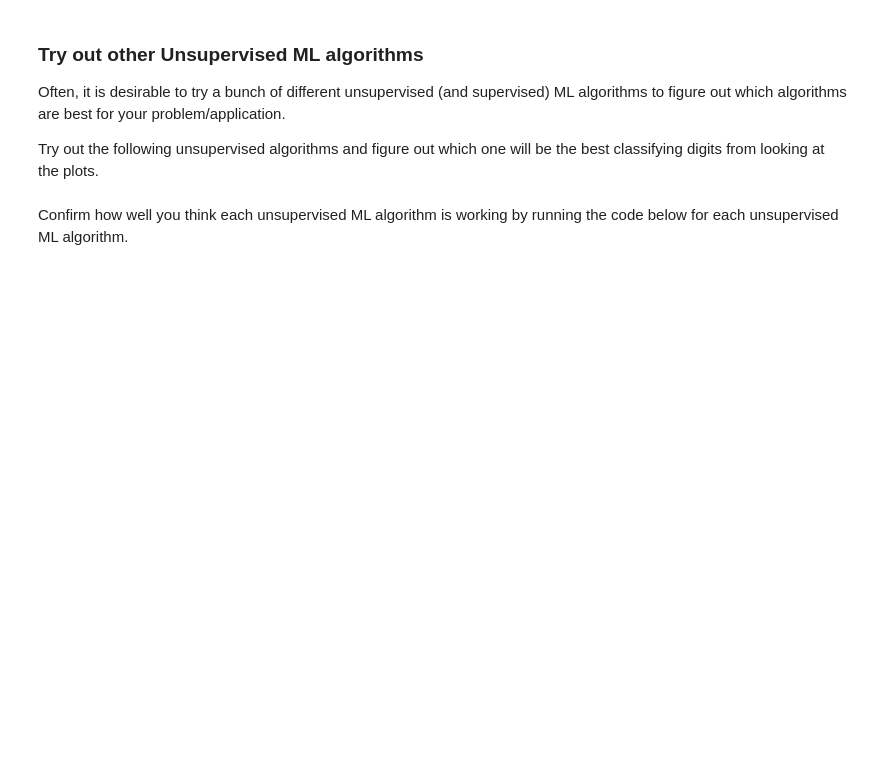
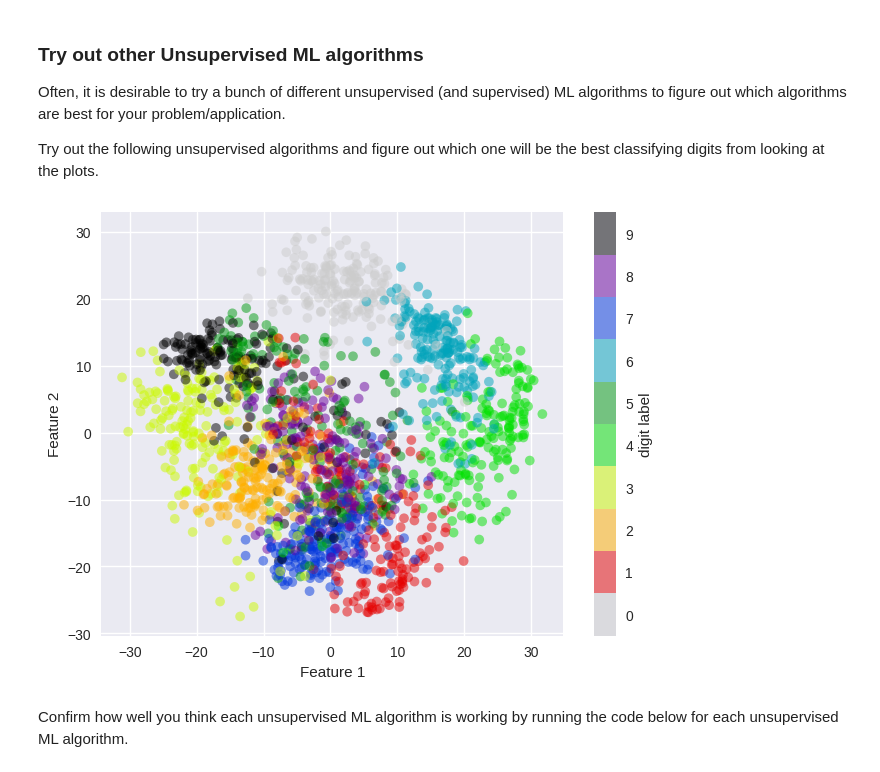
Before and after one commit to geoffreyweal/MESA_Bootcamp_2023_ML_Tutorial, a Jupyter notebook: Notebooks/Part_3_Unsupervised_Learning.ipynb, the cells around one changed output. Saved outputs shown, nothing was run; the diff lists cells and outputs as text; code cells hidden in the pictures; blank space fills up the shorter version.

```diff
--- a/Notebooks/Part_3_Unsupervised_Learning.ipynb
+++ b/Notebooks/Part_3_Unsupervised_Learning.ipynb
@@ -306,31 +393,33 @@ Try out the following unsupervised algorithms and figure out which one will be t
 # %%
 # Get the different types of unsupervised machine learning models from Scikit-Learn.
 from sklearn.decomposition import PCA
 from sklearn.manifold import Isomap
 from sklearn.manifold import TSNE
 
 # -----------------------------------------------------------------------------------------------
 # Comment and uncomment out the following unsupervised ML models to try them out.
 unsupervised_model = PCA(n_components=2)
 #unsupervised_model = Isomap(n_components=2)
 #unsupervised_model = TSNE(n_components=2,random_state=42) # We dont need to set ``random_state`` to 42, this will just allow us to compare results between people for teaching purposes.
 # -----------------------------------------------------------------------------------------------
 
 # Use our unsupervised model to spread out our dataset in 2 dimensions.
 reduced_dimension_data = unsupervised_model.fit_transform(digits.data)
 
 # Assign colours to each number we want our algorithm to recognise.
 cmap = plt.colormaps.get_cmap('nipy_spectral').resampled(10)
 
 # Plot the data in 2 dimensions.
-plt.scatter(reduced_dimension_data[:, 0], reduced_dimension_data[:, 1], c=digits.target, edgecolor='none', alpha=0.5, cmap=plt.colormaps.get_cmap('nipy_spectral').resampled(10));
+plt.scatter(reduced_dimension_data[:, 0], reduced_dimension_data[:, 1], c=digits.target, edgecolor='none', alpha=0.5, cmap=plt.colormaps.get_cmap('nipy_spectral_r').resampled(10));
 plt.colorbar(label='digit label', ticks=range(10))
 plt.clim(-0.5, 9.5)
 plt.xlabel("Feature 1")
 plt.ylabel("Feature 2")
 ax = plt.gca()
 ax.set_aspect('equal', adjustable='box')
 plt.show()
+# %% [output]
+[figure, added]
 # %% [markdown]
 Confirm how well you think each unsupervised ML algorithm is working by running the code below for each unsupervised ML algorithm.
 # %%
```
Also changed, not shown: parts of 23 cells of this notebook, 4 other files.
